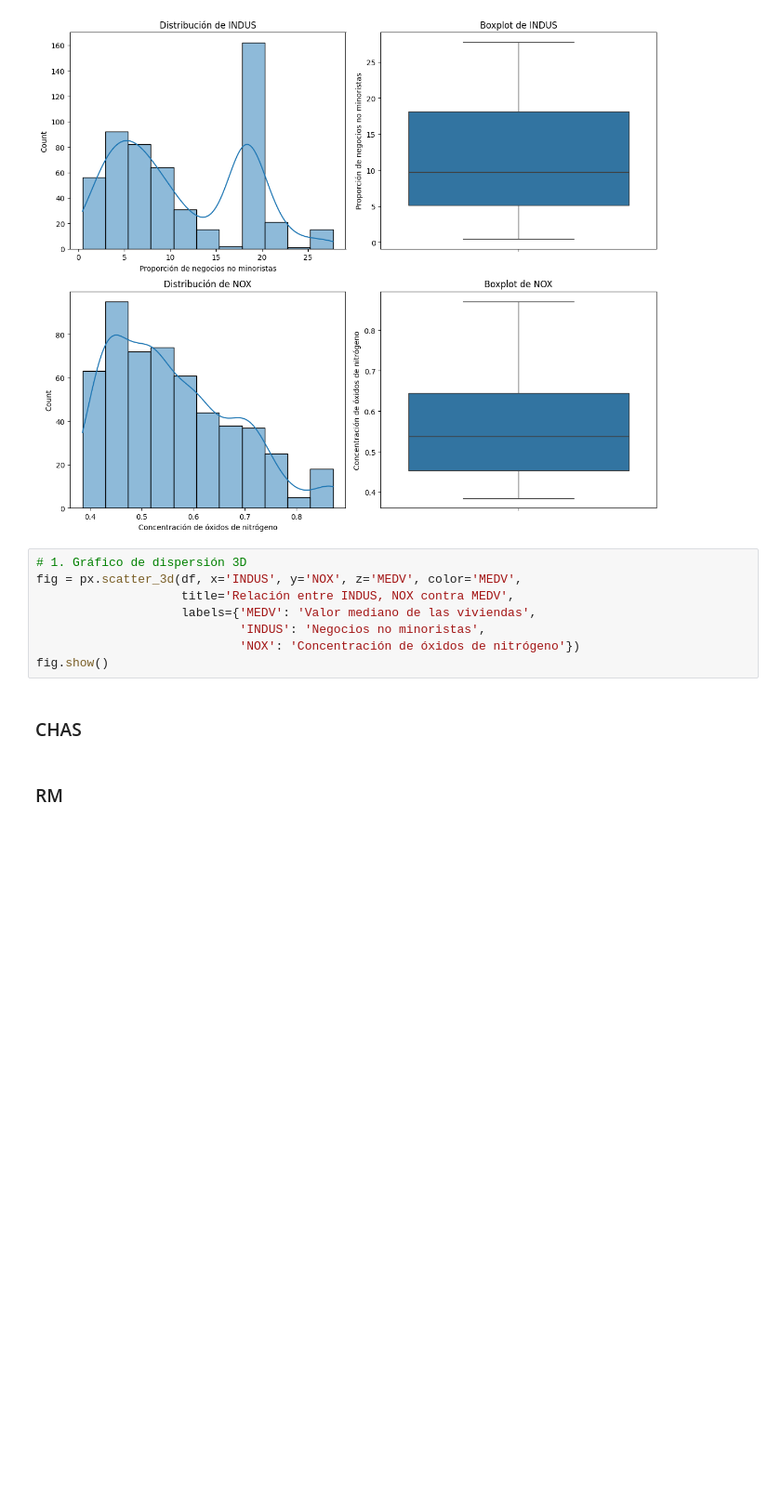
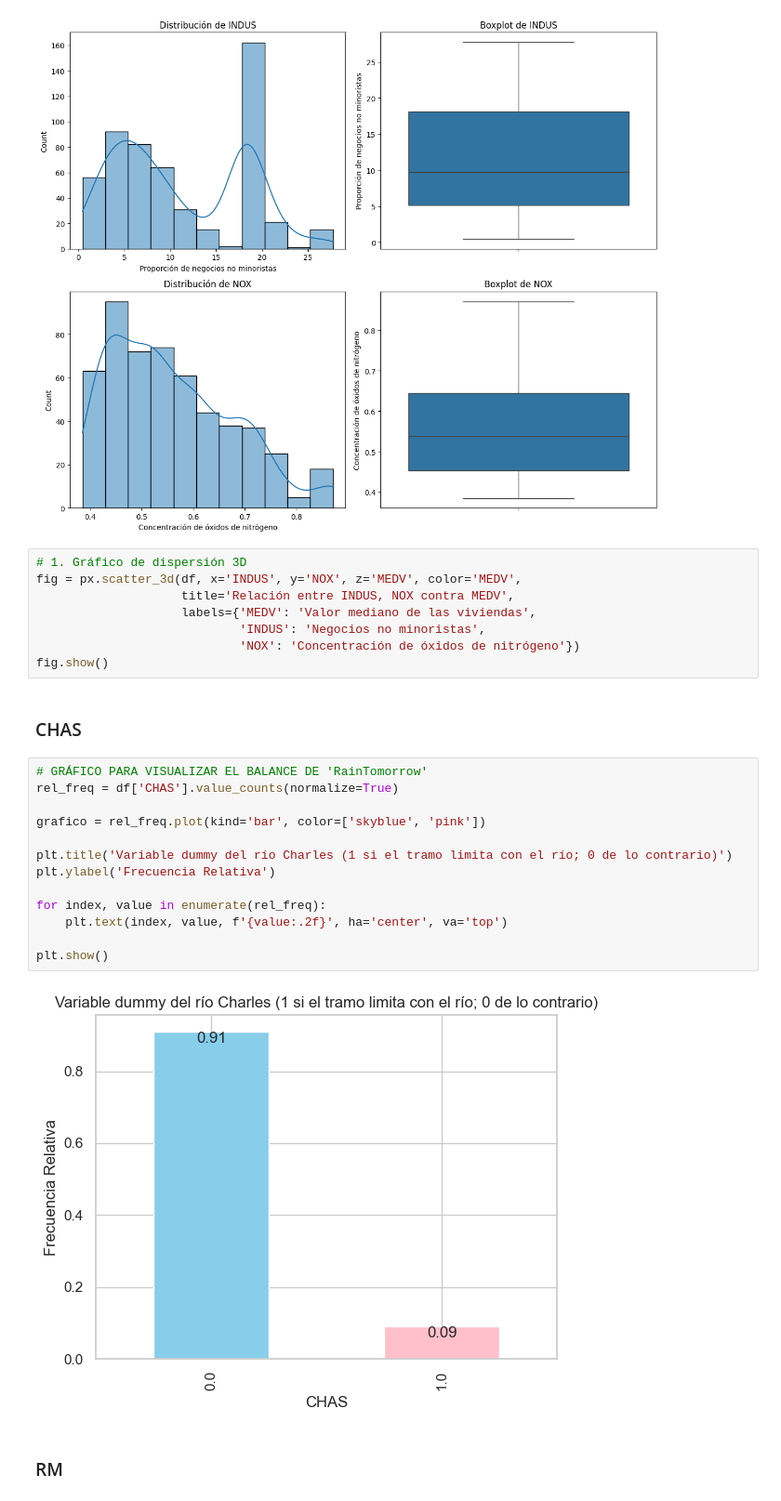
Before and after one commit to franciscoryb1/AA1-TUIA-RodriguezYBarros-Menescaldi-Britos, a Jupyter notebook: TP.ipynb, the cells around one changed output. Shown at 93% size. Saved outputs shown, nothing was run; the diff lists cells and outputs as text; blank space fills up the shorter version.

```diff
--- a/TP.ipynb
+++ b/TP.ipynb
@@ -468,5 +342,20 @@ fig = px.scatter_3d(df, x='INDUS', y='NOX', z='MEDV', color='MEDV',
 fig.show()
 # %% [markdown]
 ### CHAS
+# %%
+# GRÁFICO PARA VISUALIZAR EL BALANCE DE 'RainTomorrow'
+rel_freq = df['CHAS'].value_counts(normalize=True)
+
+grafico = rel_freq.plot(kind='bar', color=['skyblue', 'pink'])
+
+plt.title('Variable dummy del río Charles (1 si el tramo limita con el río; 0 de lo contrario)')
+plt.ylabel('Frecuencia Relativa')
+
+for index, value in enumerate(rel_freq):
+    plt.text(index, value, f'{value:.2f}', ha='center', va='top')
+
+plt.show()
+# %% [output]
+[figure, added]
 # %% [markdown]
 ### RM
```
Also changed, not shown: parts of 51 cells of this notebook.
